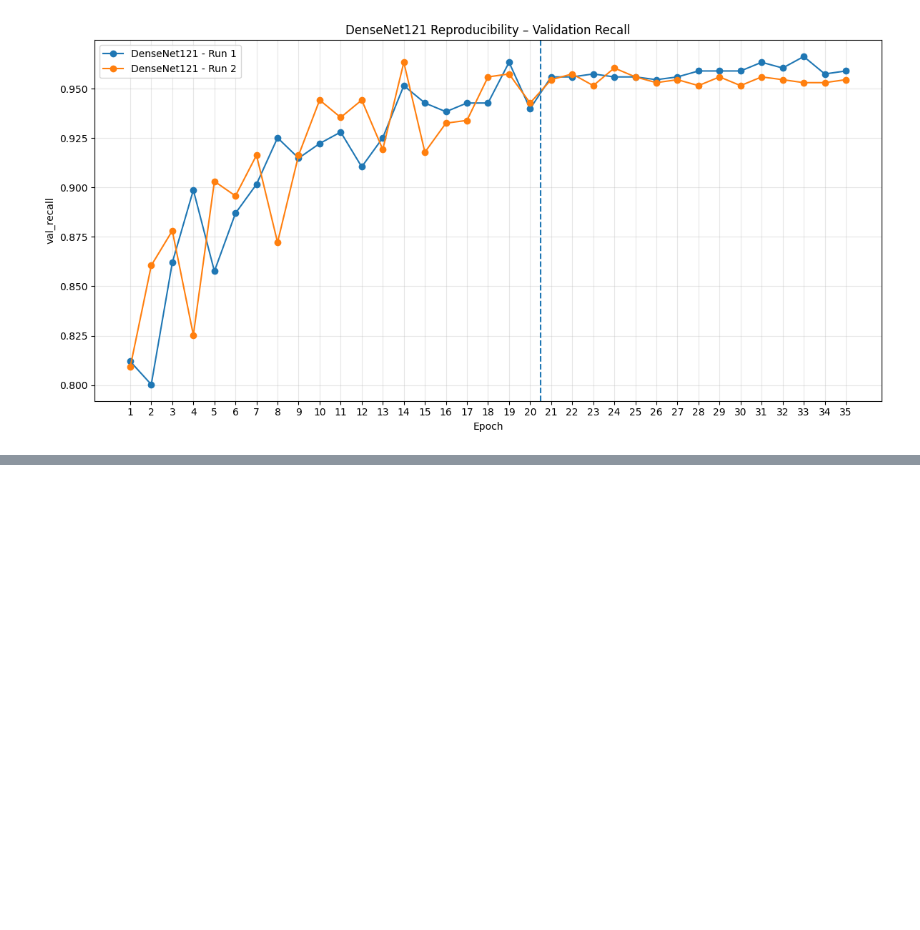
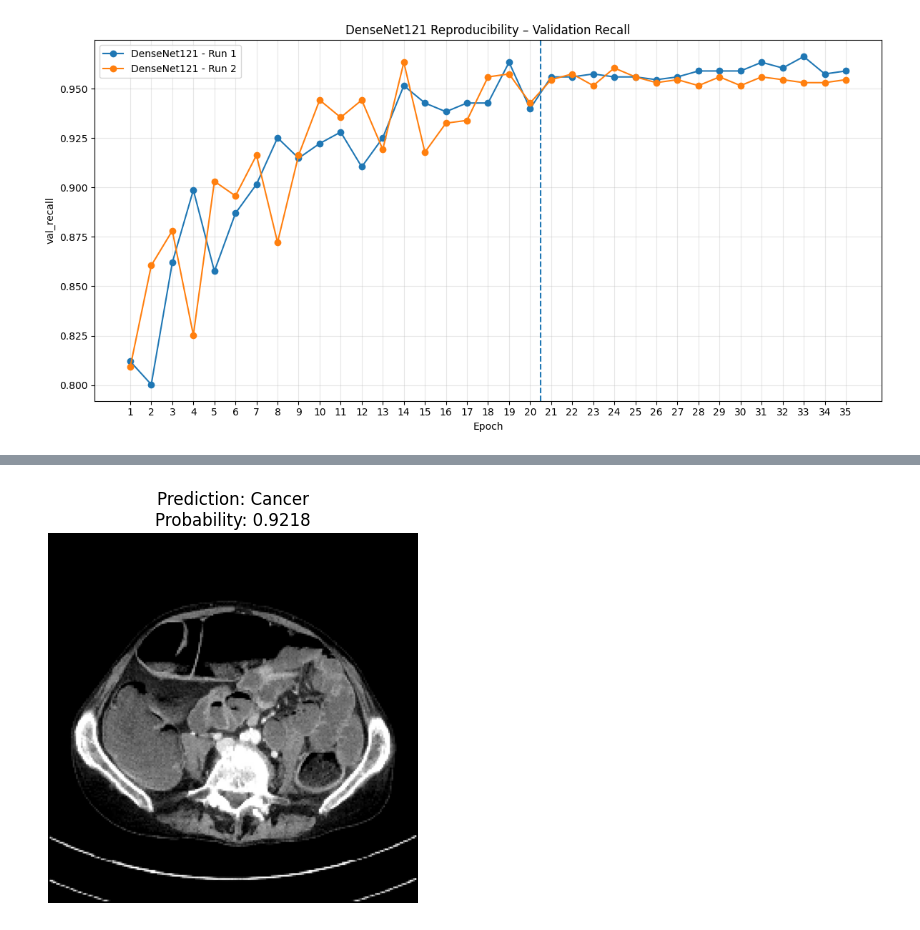
Before and after one commit to sai2pavan/colon-cancer-detection, a Jupyter notebook: colon_cancer_detection.ipynb, the cells around one changed output, grey strips where cells are left out. Saved outputs shown, nothing was run; the diff lists cells and outputs as text; code cells hidden in the pictures; blank space fills up the shorter version.

Commit message:
Completed the testing of models, recorded testing results

```diff
--- a/colon_cancer_detection.ipynb
+++ b/colon_cancer_detection.ipynb
@@ -853,0 +1098,22 @@ plt.show()
+# %%
+import numpy as np
+import matplotlib.pyplot as plt
+from tensorflow.keras.preprocessing import image
+
+best_model = load_model("/content/drive/MyDrive/ColonCancerCT/DenseNet121_final_best.keras")
+
+img_path = "/content/drive/MyDrive/ColonCancerCT/sample_test_images/cancer1.jpeg"
+
+img = image.load_img(img_path, target_size=(224, 224))
+img_array = image.img_to_array(img)
+img_array = img_array / 255.0
+img_array = np.expand_dims(img_array, axis=0)
+
+prob = best_model.predict(img_array)[0][0]
+pred_class = "Cancer" if prob > 0.5 else "Non_Cancer"
+
+plt.imshow(img)
+plt.title(f"Prediction: {pred_class}\nProbability: {prob:.4f}")
+plt.axis("off")
+plt.show()
+# %% [output]
@@ -853,0 +1121 @@ plt.show()
+[figure, added]
```
Also changed, not shown: parts of 25 cells of this notebook, 4 other files.
